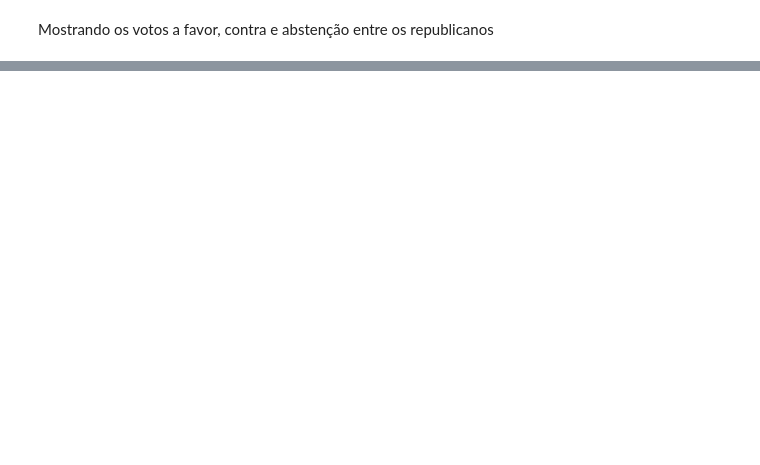
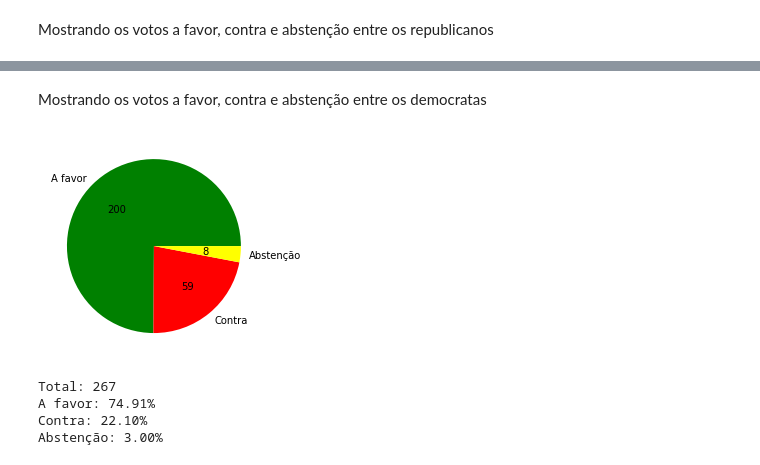
Before and after one commit to Vihimuro/MDAEL8, a Jupyter notebook: Mineração.ipynb, the cells around one changed output, grey strips where cells are left out. Drawn from its saved outputs; the diff is of its cells as text; code cells hidden in the pictures; blank space fills up the shorter version.

```diff
--- a/Mineração.ipynb
+++ b/Mineração.ipynb
@@ -647,0 +640,22 @@ KeyError: ignored
+# %% [markdown]
+Mostrando os votos a favor, contra e abstenção entre os democratas
+# %%
+label = ['A favor','Contra','Abstenção']
+cores = ['green', 'red', 'yellow']
+favor = ((df['Class-Name'] == 1) & ((df[atributo]) == 1)).sum()
+contra = ((df['Class-Name'] == 1) & ((df[atributo]) == 0)).sum()
+abstencao = ((df['Class-Name'] == 1) & ((df[atributo]) == 2)).sum()
+total = favor+contra+abstencao
+y = np.array([favor,contra,abstencao])
+plt.pie(y, labels=label, colors=cores, autopct= lambda x: '{:.0f}'.format(x*y.sum()/100, startangle=90))
+plt.show()
+print("Total: {}".format(total) )
+print("A favor: {:.2f}%".format((favor*100)/total))
+print("Contra: {:.2f}%".format((contra*100)/total))
+print("Abstenção: {:.2f}%".format((abstencao*100)/total))
+# %% [output]
+[figure, added]
+Total: 267
+A favor: 74.91%
+Contra: 22.10%
+Abstenção: 3.00%
```
Also changed, not shown: parts of 7 cells of this notebook.
